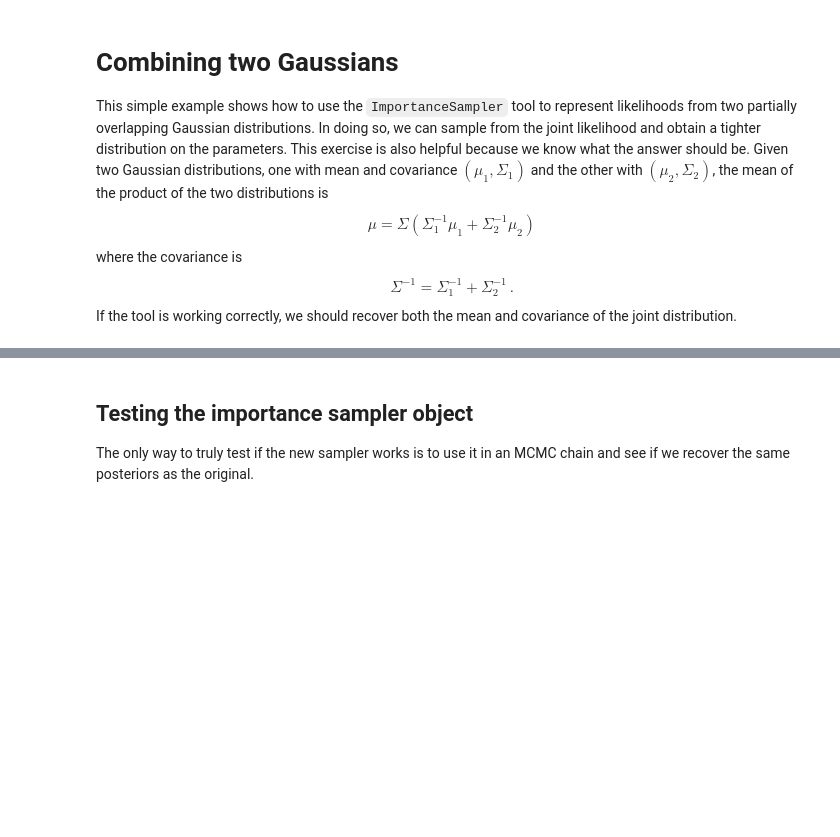
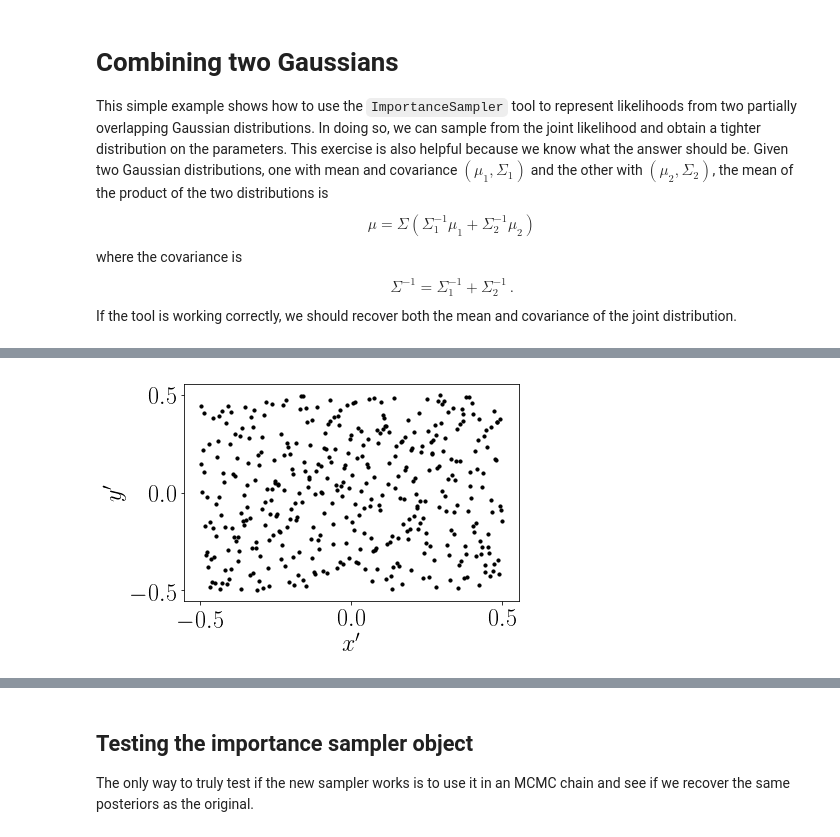
Before and after one commit to tmcclintock/AReconstructionTool, a Jupyter notebook: notebooks/Basic example 1--two Gaussians.ipynb, the cells around one changed output, grey strips where cells are left out. Saved outputs shown, nothing was run; the diff lists cells and outputs as text; code cells hidden in the pictures; blank space fills up the shorter version.

```diff
--- a/notebooks/Basic example 1--two Gaussians.ipynb
+++ b/notebooks/Basic example 1--two Gaussians.ipynb
@@ -55,3 +55,11 @@ RS.train()
+# %%
+points = RS.unrotated_samples
+plt.scatter(points[:,0], points[:,1], c='k', s=10)
+plt.xlabel(r"$x'$")
+plt.ylabel(r"$y'$")
+plt.savefig("hypercube.png", dpi=300, bbox_inches="tight")
+# %% [output]
+[figure, added]
 # %%
 #Plot the chain and show the selected training points in black
 plt.scatter(chain[:,0], chain[:,1], c='b', s=0.5, alpha=0.2)
```
Also changed, not shown: parts of 11 cells of this notebook, 1 other file.
